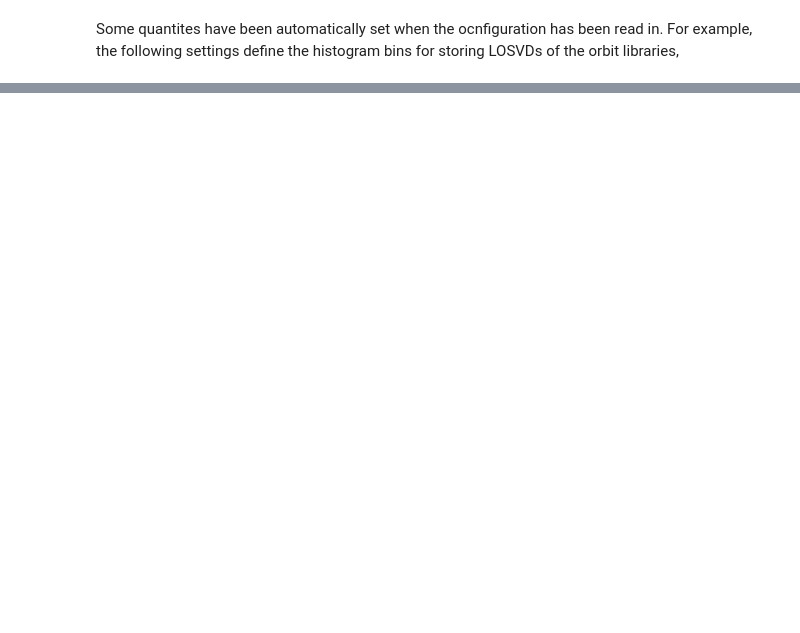
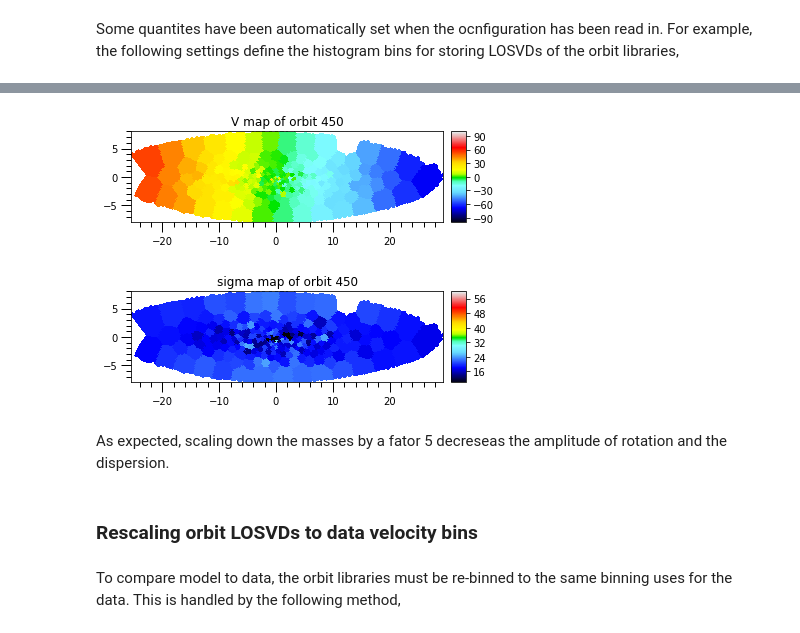
Before and after one commit to dynamics-of-stellar-systems/dynamite, a Jupyter notebook: dev_tests/bayes_losvd/DYNMAITE_and_BAYES_LOSVD.ipynb, the cells around one changed output, grey strips where cells are left out. Saved outputs shown, nothing was run; the diff lists cells and outputs as text; code cells hidden in the pictures; blank space fills up the shorter version.

```diff
--- a/dev_tests/bayes_losvd/DYNMAITE_and_BAYES_LOSVD.ipynb
+++ b/dev_tests/bayes_losvd/DYNMAITE_and_BAYES_LOSVD.ipynb
@@ -483,0 +387,38 @@ display_pixels.display_pixels(x, y,
+# %%
+from copy import deepcopy
+
+parset1 = deepcopy(parset0)
+parset1['ml'] = 1.
+mod1 = dyn.model.Model(system=c.system,
+                       settings=c.settings,
+                       parspace=c.parspace,
+                       parset=parset1)
+mod1.setup_directories()
+orblib1 = mod1.get_orblib()
+orblib1_v = orblib1.losvd_histograms[0].get_mean()
+orblib1_sigma = orblib1.losvd_histograms[0].get_sigma()
+# %%
+map_plotter(orblib1_v[orbit_idx],
+            cmap='sauron',
+            vmin=-100,
+            vmax=100,
+            colorbar=True)
+_ = plt.gca().set_title(f'V map of orbit {orbit_idx}')
+plt.show()
+
+map_plotter(orblib1_sigma[orbit_idx],
+            cmap='sauron',
+            vmin=10.,
+            vmax=60,
+            colorbar=True)
+_ = plt.gca().set_title(f'sigma map of orbit {orbit_idx}')
+plt.show()
+# %% [output]
+[figure, added]
+[figure, added]
+# %% [markdown]
+As expected, scaling down the masses by a fator 5 decreseas the amplitude of rotation and the dispersion.
+# %% [markdown]
+### Rescaling orbit LOSVDs to data velocity bins
+# %% [markdown]
+To compare model to data, the orbit libraries must be re-binned to the same binning uses for the data. This is handled by the following method,
```
Also changed, not shown: parts of 54 cells of this notebook, 3 other files.
